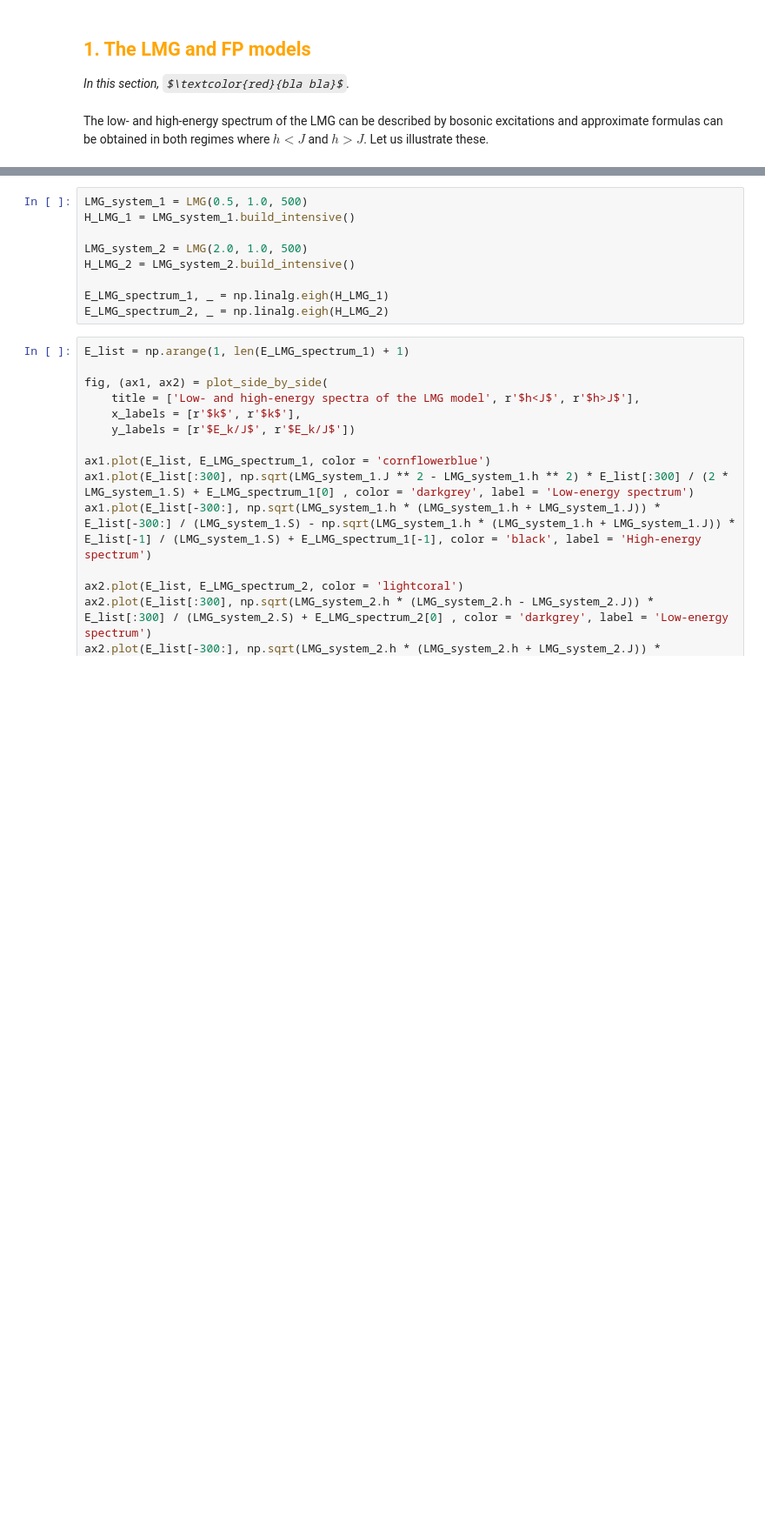
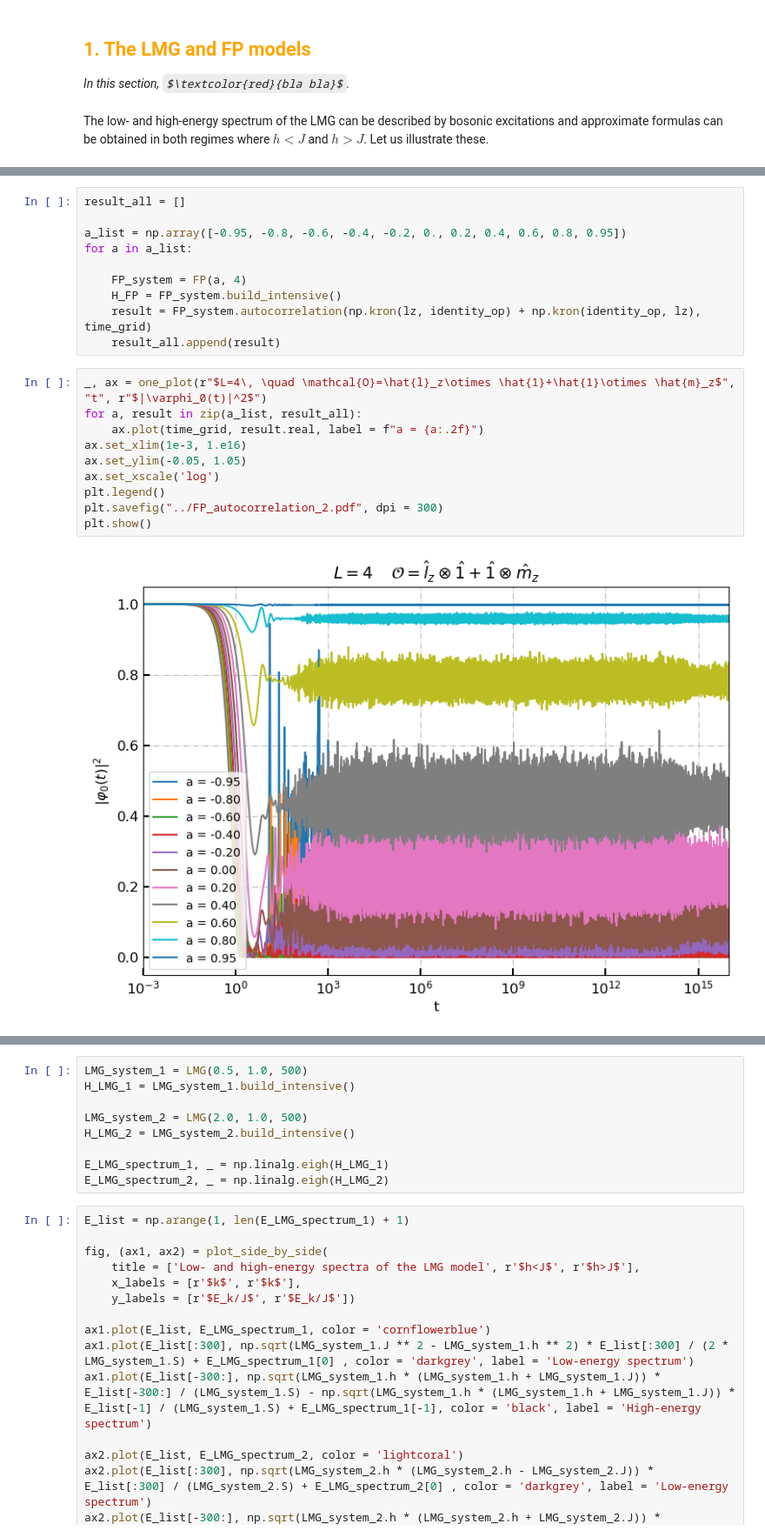
Before and after one commit to nicolasdero/KrylovQuantumClassical, a Jupyter notebook: project_notebook.ipynb, the cells around one changed output, grey strips where cells are left out. Shown at 87% size. Drawn from its saved outputs; the diff is of its cells as text; some formulas as TeX source; blank space fills up the shorter version.

```diff
--- a/project_notebook.ipynb
+++ b/project_notebook.ipynb
@@ -83,0 +191,22 @@ The low- and high-energy spectrum of the LMG can be described by bosonic excitat
+# %%
+result_all = []
+
+a_list = np.array([-0.95, -0.8, -0.6, -0.4, -0.2, 0., 0.2, 0.4, 0.6, 0.8, 0.95])
+for a in a_list:
+
+    FP_system = FP(a, 4)
+    H_FP = FP_system.build_intensive()
+    result = FP_system.autocorrelation(np.kron(lz, identity_op) + np.kron(identity_op, lz), time_grid)
+    result_all.append(result)
+# %%
+_, ax = one_plot(r"$L=4\, \quad \mathcal{O}=\hat{l}_z\otimes \hat{1}+\hat{1}\otimes \hat{m}_z$", "t", r"$|\varphi_0(t)|^2$")
+for a, result in zip(a_list, result_all):
+    ax.plot(time_grid, result.real, label = f"a = {a:.2f}")
+ax.set_xlim(1e-3, 1.e16)
+ax.set_ylim(-0.05, 1.05)
+ax.set_xscale('log')
+plt.legend()
+plt.savefig("../FP_autocorrelation_2.pdf", dpi = 300)
+plt.show()
+# %% [output]
+[figure, added]
```
Also changed, not shown: parts of 36 cells of this notebook, 7 other files.
